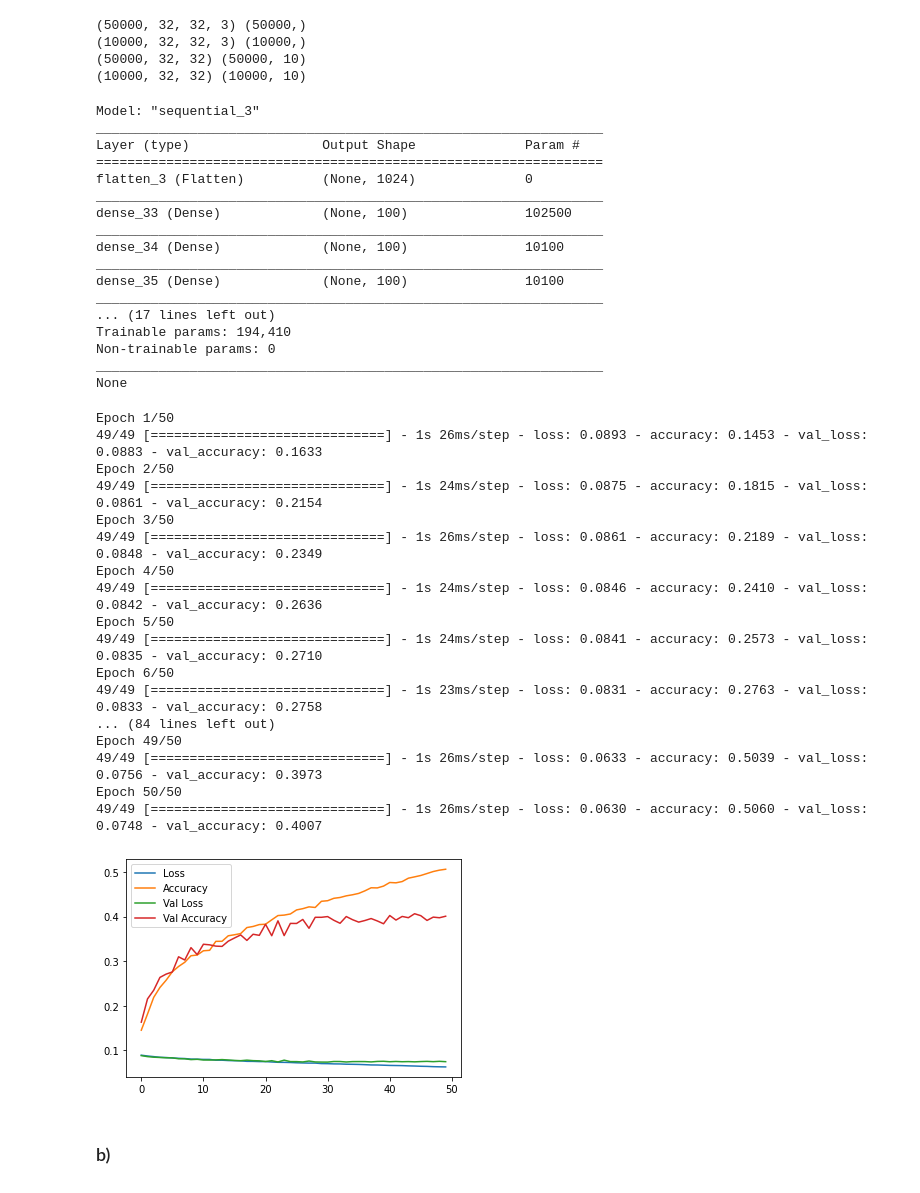
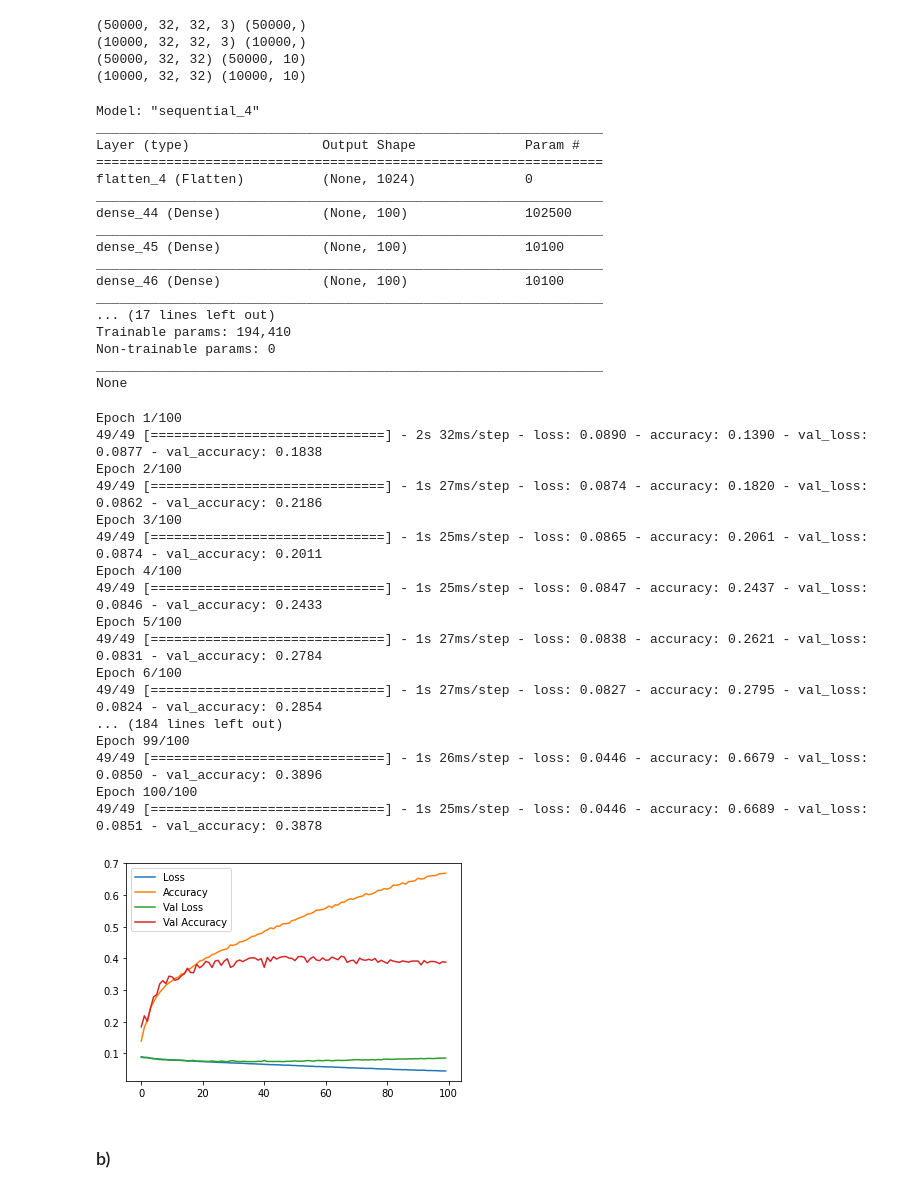
Before and after one commit to Krfld/ISEL-AAA, a Jupyter notebook: T2/A45881A45890_T2.ipynb, the cells around one changed output. Saved outputs shown, nothing was run; the diff lists cells and outputs as text; code cells hidden in the pictures.

```diff
--- a/T2/A45881A45890_T2.ipynb
+++ b/T2/A45881A45890_T2.ipynb
@@ -265,21 +272,22 @@ nn.add(keras.layers.Dense(10, activation="softmax"))
 
 nn.compile(optimizer="nadam",
            loss=keras.losses.mean_squared_error,
-           metrics=["accuracy"])
+           metrics=["accuracy"],
+           )
 
 print(nn.summary())
 # %% [output]
-Model: "sequential_3"
+Model: "sequential_4"
 _________________________________________________________________
 Layer (type)                 Output Shape              Param #
 =================================================================
-flatten_3 (Flatten)          (None, 1024)              0
+flatten_4 (Flatten)          (None, 1024)              0
 _________________________________________________________________
-dense_33 (Dense)             (None, 100)               102500
+dense_44 (Dense)             (None, 100)               102500
 _________________________________________________________________
-dense_34 (Dense)             (None, 100)               10100
+dense_45 (Dense)             (None, 100)               10100
 _________________________________________________________________
-dense_35 (Dense)             (None, 100)               10100
+dense_46 (Dense)             (None, 100)               10100
 _________________________________________________________________
 ... (17 lines left out)
 Trainable params: 194,410
@@ -288,38 +296,38 @@ _________________________________________________________________
 None
 # %%
 train = nn.fit(X1, y1C,
-               epochs=50,
+               epochs=100,
                batch_size=1024,
                validation_data=(X2, y2C),
                use_multiprocessing=True,
                )
 
 h = train.history
 plt.plot(h["loss"], label='Loss')
 plt.plot(h["accuracy"], label='Accuracy')
 plt.plot(h["val_loss"], label='Val Loss')
 plt.plot(h["val_accuracy"], label='Val Accuracy')
 plt.legend()
 plt.show()
 # %% [output]
-Epoch 1/50
-49/49 [==============================] - 1s 26ms/step - loss: 0.0893 - accuracy: 0.1453 - val_loss: 0.0883 - val_accuracy: 0.1633
-Epoch 2/50
-49/49 [==============================] - 1s 24ms/step - loss: 0.0875 - accuracy: 0.1815 - val_loss: 0.0861 - val_accuracy: 0.2154
-Epoch 3/50
-49/49 [==============================] - 1s 26ms/step - loss: 0.0861 - accuracy: 0.2189 - val_loss: 0.0848 - val_accuracy: 0.2349
-Epoch 4/50
-49/49 [==============================] - 1s 24ms/step - loss: 0.0846 - accuracy: 0.2410 - val_loss: 0.0842 - val_accuracy: 0.2636
-Epoch 5/50
-49/49 [==============================] - 1s 24ms/step - loss: 0.0841 - accuracy: 0.2573 - val_loss: 0.0835 - val_accuracy: 0.2710
-Epoch 6/50
-49/49 [==============================] - 1s 23ms/step - loss: 0.0831 - accuracy: 0.2763 - val_loss: 0.0833 - val_accuracy: 0.2758
-... (84 lines left out)
-Epoch 49/50
-49/49 [==============================] - 1s 26ms/step - loss: 0.0633 - accuracy: 0.5039 - val_loss: 0.0756 - val_accuracy: 0.3973
-Epoch 50/50
-49/49 [==============================] - 1s 26ms/step - loss: 0.0630 - accuracy: 0.5060 - val_loss: 0.0748 - val_accuracy: 0.4007
+Epoch 1/100
+49/49 [==============================] - 2s 32ms/step - loss: 0.0890 - accuracy: 0.1390 - val_loss: 0.0877 - val_accuracy: 0.1838
+Epoch 2/100
+49/49 [==============================] - 1s 27ms/step - loss: 0.0874 - accuracy: 0.1820 - val_loss: 0.0862 - val_accuracy: 0.2186
+Epoch 3/100
+49/49 [==============================] - 1s 25ms/step - loss: 0.0865 - accuracy: 0.2061 - val_loss: 0.0874 - val_accuracy: 0.2011
+Epoch 4/100
+49/49 [==============================] - 1s 25ms/step - loss: 0.0847 - accuracy: 0.2437 - val_loss: 0.0846 - val_accuracy: 0.2433
+Epoch 5/100
+49/49 [==============================] - 1s 27ms/step - loss: 0.0838 - accuracy: 0.2621 - val_loss: 0.0831 - val_accuracy: 0.2784
+Epoch 6/100
+49/49 [==============================] - 1s 27ms/step - loss: 0.0827 - accuracy: 0.2795 - val_loss: 0.0824 - val_accuracy: 0.2854
+... (184 lines left out)
+Epoch 99/100
+49/49 [==============================] - 1s 26ms/step - loss: 0.0446 - accuracy: 0.6679 - val_loss: 0.0850 - val_accuracy: 0.3896
+Epoch 100/100
+49/49 [==============================] - 1s 25ms/step - loss: 0.0446 - accuracy: 0.6689 - val_loss: 0.0851 - val_accuracy: 0.3878
-[figure, old version]
+[figure, new version]
 # %% [markdown]
 ### b)
 # %%
```
Also changed, not shown: parts of 1 cell of this notebook.
